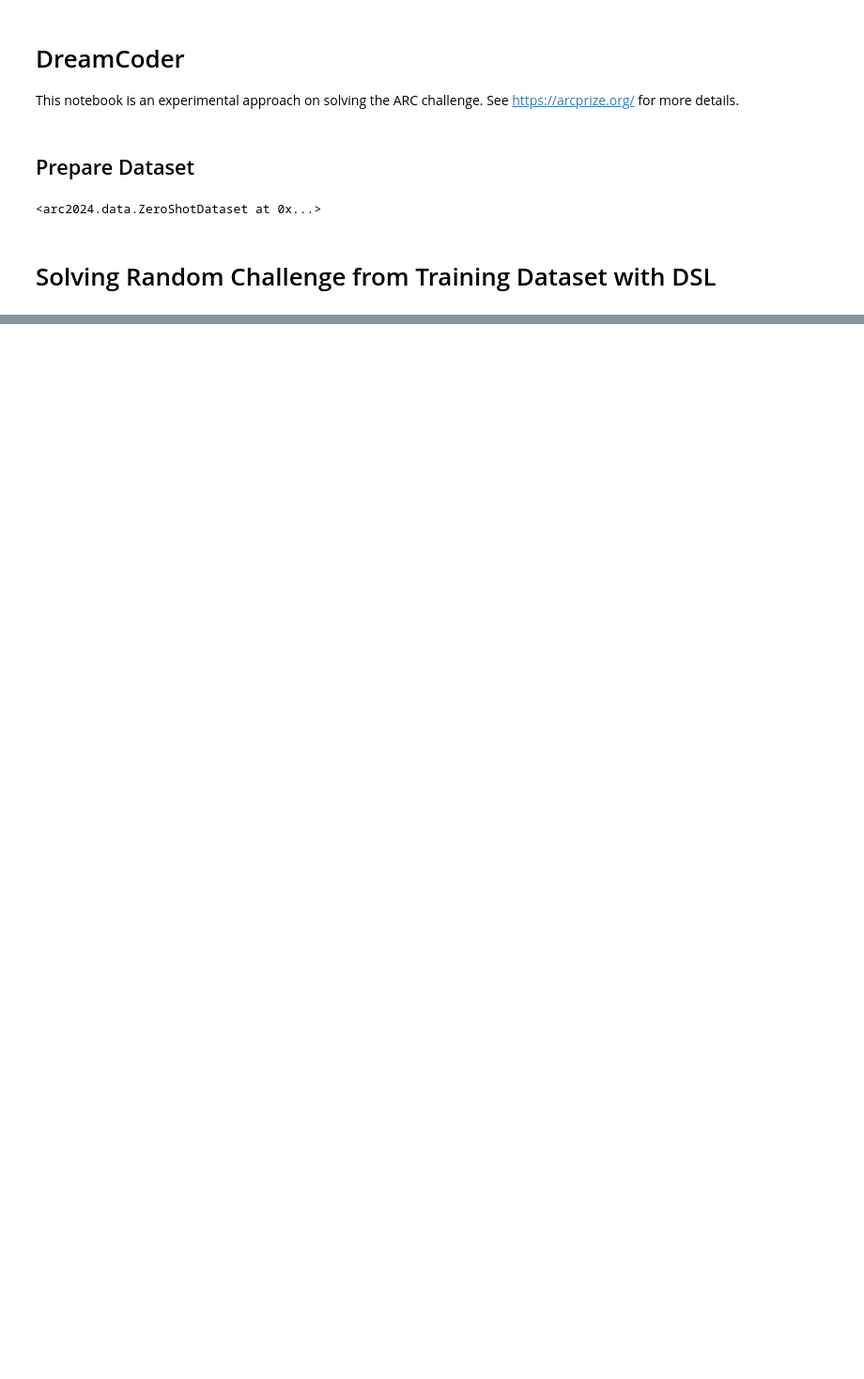
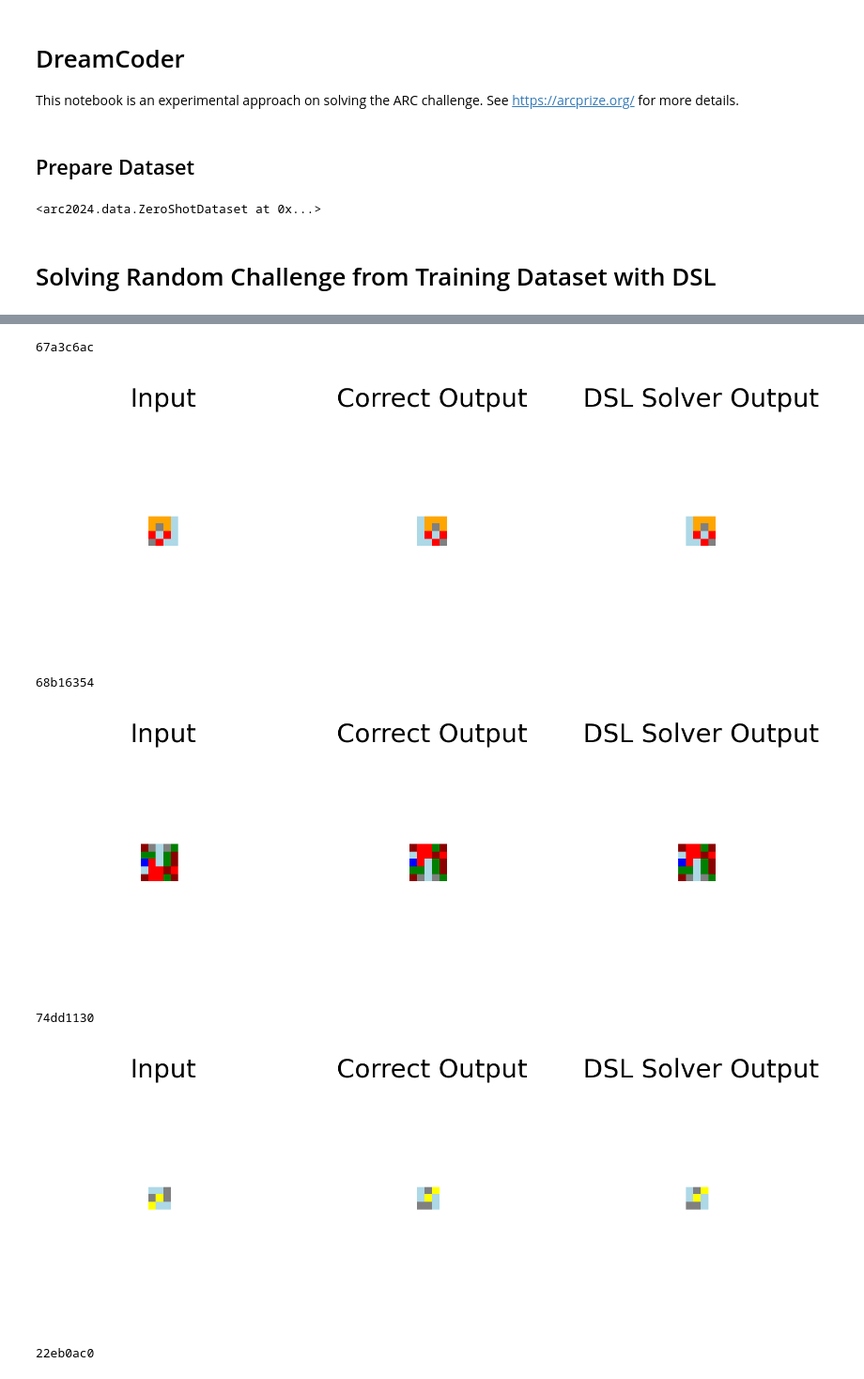
Before and after one commit to marbetschar/arc-prize-2024, a Jupyter notebook: DreamCoder.ipynb, the cells around one changed output, grey strips where cells are left out. Shown at 94% size. Saved outputs shown, nothing was run; the diff lists cells and outputs as text; code cells hidden in the pictures; blank space fills up the shorter version.

```diff
--- a/DreamCoder.ipynb
+++ b/DreamCoder.ipynb
@@ -49,0 +50,24 @@ plot.input_and_output(
+# %%
+for challenge_id in ['67a3c6ac', '68b16354', '74dd1130', '22eb0ac0']:
+    challenge_index = dataset.challenge_ids.index(challenge_id)
+    X, y = dataset[challenge_index]
+
+    to_solvable_ast = lambda g: tuple(tuple(r) for r in g)
+    solver = getattr(solvers, f'solve_{challenge_id}')
+
+    print(challenge_id)
+    solvable = to_solvable_ast(dataset.unpad(X.squeeze(0)).tolist())
+    plot.input_and_output(
+        X,
+        y,
+        y_pred=dataset.pad(torch.tensor(solver(solvable))),
+        y_pred_title='DSL Solver Output'
+    )
+# %% [output]
+67a3c6ac
+[figure, added]
+68b16354
+[figure, added]
+74dd1130
+[figure, added]
+22eb0ac0
```
Also changed, not shown: parts of 2 cells of this notebook, 3 other files.
